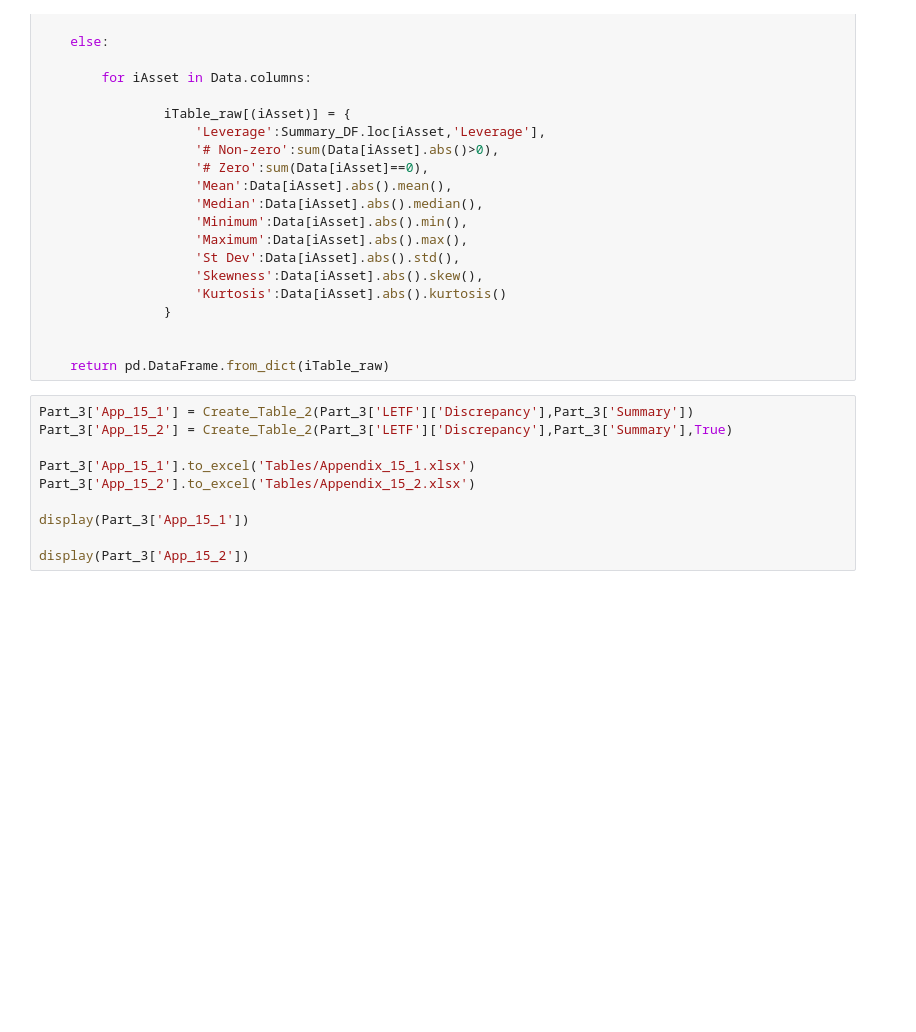
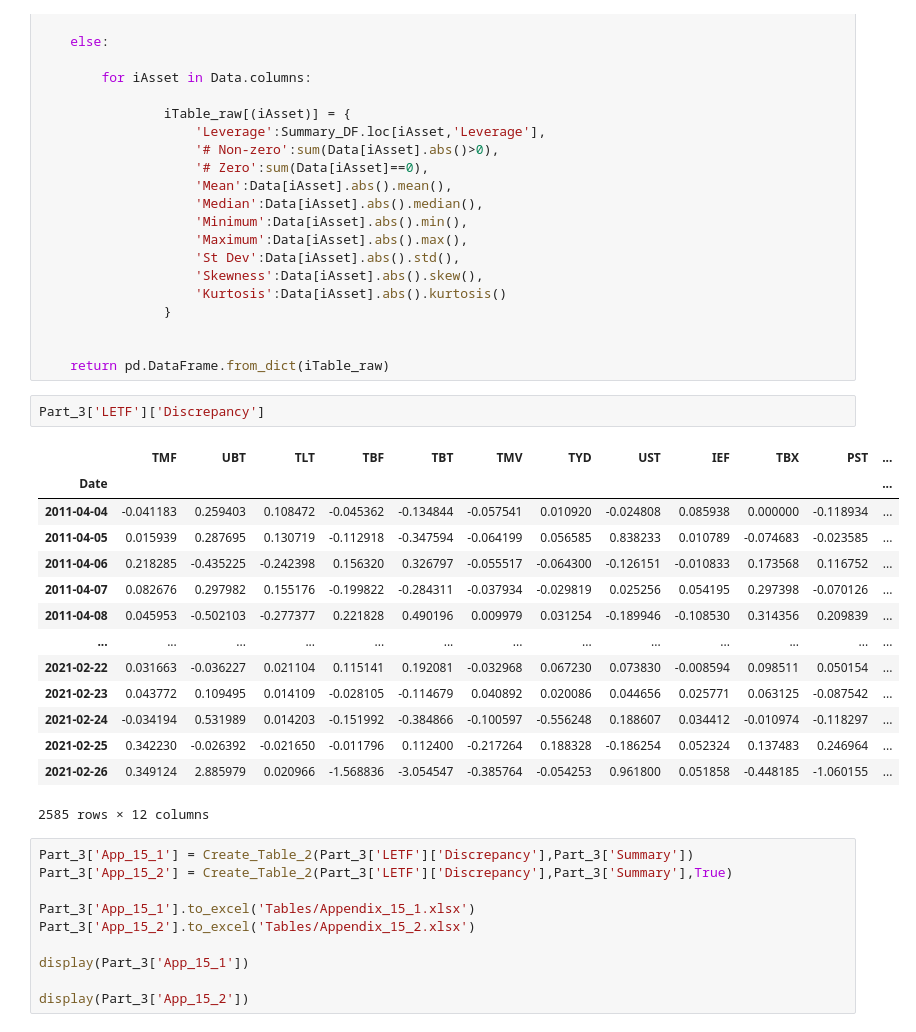
Before and after one commit to Bagirov-lab/AMP, a Jupyter notebook: AMP.ipynb, the cells around one changed output. Saved outputs shown, nothing was run; the diff lists cells and outputs as text; blank space fills up the shorter version.

```diff
--- a/AMP.ipynb
+++ b/AMP.ipynb
@@ -557,6 +589,23 @@ def Create_Table_2(Data, Summary_DF, Absolute = False):
 
 
     return pd.DataFrame.from_dict(iTable_raw)
+# %%
+Part_3['LETF']['Discrepancy']
+# %% [output]
+|  | TMF | UBT | TLT | TBF | TBT | TMV | TYD | UST | IEF | TBX | PST | ... |
+| Date |  |  |  |  |  |  |  |  |  |  |  | ... |
+| 2011-04-04 | -0.041183 | 0.259403 | 0.108472 | -0.045362 | -0.134844 | -0.057541 | 0.010920 | -0.024808 | 0.085938 | 0.000000 | -0.118934 | ... |
+| 2011-04-05 | 0.015939 | 0.287695 | 0.130719 | -0.112918 | -0.347594 | -0.064199 | 0.056585 | 0.838233 | 0.010789 | -0.074683 | -0.023585 | ... |
+| 2011-04-06 | 0.218285 | -0.435225 | -0.242398 | 0.156320 | 0.326797 | -0.055517 | -0.064300 | -0.126151 | -0.010833 | 0.173568 | 0.116752 | ... |
+| 2011-04-07 | 0.082676 | 0.297982 | 0.155176 | -0.199822 | -0.284311 | -0.037934 | -0.029819 | 0.025256 | 0.054195 | 0.297398 | -0.070126 | ... |
+| 2011-04-08 | 0.045953 | -0.502103 | -0.277377 | 0.221828 | 0.490196 | 0.009979 | 0.031254 | -0.189946 | -0.108530 | 0.314356 | 0.209839 | ... |
+| ... | ... | ... | ... | ... | ... | ... | ... | ... | ... | ... | ... | ... |
+| 2021-02-22 | 0.031663 | -0.036227 | 0.021104 | 0.115141 | 0.192081 | -0.032968 | 0.067230 | 0.073830 | -0.008594 | 0.098511 | 0.050154 | ... |
+| 2021-02-23 | 0.043772 | 0.109495 | 0.014109 | -0.028105 | -0.114679 | 0.040892 | 0.020086 | 0.044656 | 0.025771 | 0.063125 | -0.087542 | ... |
+| 2021-02-24 | -0.034194 | 0.531989 | 0.014203 | -0.151992 | -0.384866 | -0.100597 | -0.556248 | 0.188607 | 0.034412 | -0.010974 | -0.118297 | ... |
+| 2021-02-25 | 0.342230 | -0.026392 | -0.021650 | -0.011796 | 0.112400 | -0.217264 | 0.188328 | -0.186254 | 0.052324 | 0.137483 | 0.246964 | ... |
+| 2021-02-26 | 0.349124 | 2.885979 | 0.020966 | -1.568836 | -3.054547 | -0.385764 | -0.054253 | 0.961800 | 0.051858 | -0.448185 | -1.060155 | ... |
+2585 rows × 12 columns
 # %%
 Part_3['App_15_1'] = Create_Table_2(Part_3['LETF']['Discrepancy'],Part_3['Summary'])
 Part_3['App_15_2'] = Create_Table_2(Part_3['LETF']['Discrepancy'],Part_3['Summary'],True)
```
Also changed, not shown: parts of 15 cells of this notebook, 5 other files.
